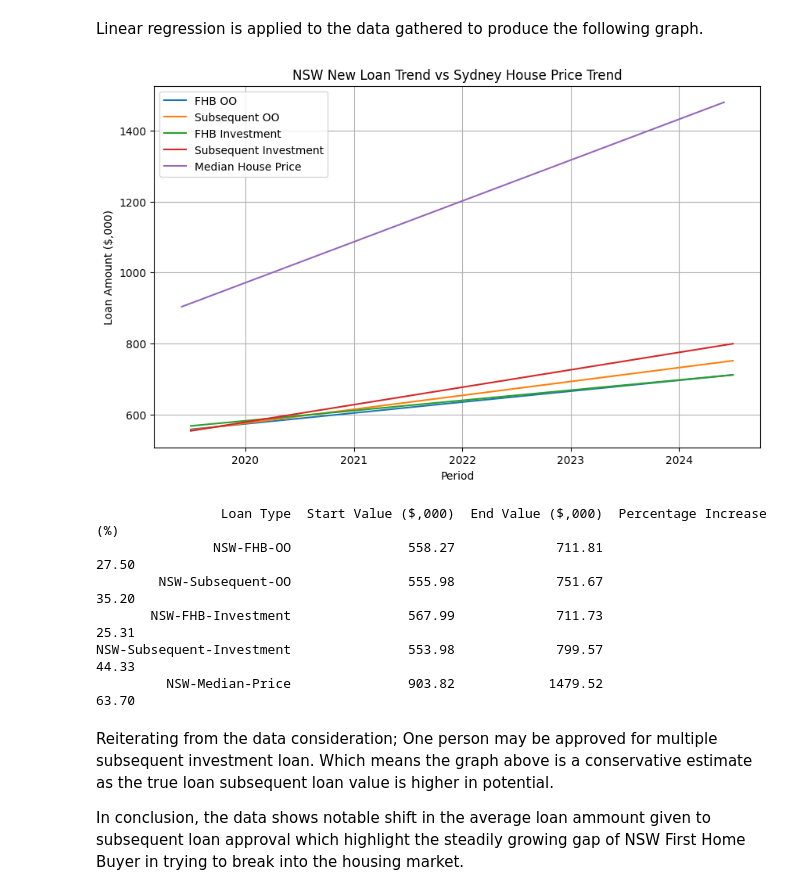
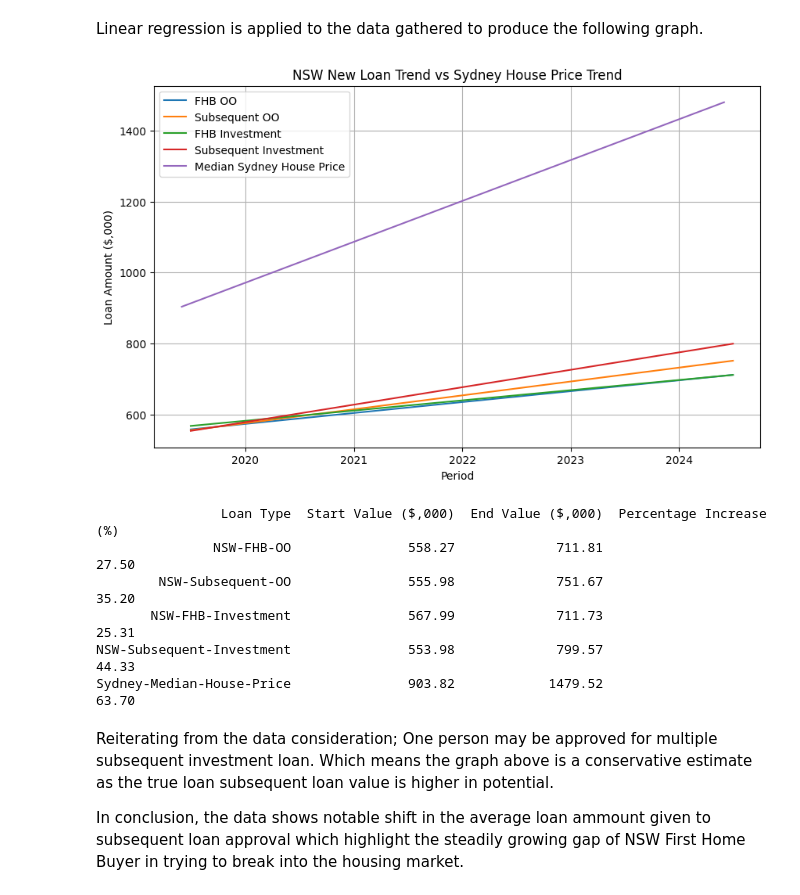
Before and after one commit to famigerate/NSW-Housing-Finance-New-Loan-Analysis, a Jupyter notebook: NSW_Housing_Finance_New_Loan_Analysis.ipynb, the cells around one changed output. Cells and saved outputs as stored; diff of their text form; code cells hidden in the pictures.

```diff
--- a/NSW_Housing_Finance_New_Loan_Analysis.ipynb
+++ b/NSW_Housing_Finance_New_Loan_Analysis.ipynb
@@ -81,42 +81,44 @@ for regression_sheet_name in sheet_names:
 regression_median_house_price = sheet_dict["NSW-Median-Price"]
 regression_median_x = regression_median_house_price["Period"].map(pd.Timestamp.toordinal).values.reshape(-1,1)
 regression_median_y = regression_median_house_price["Median Sydney (,000)"].values.reshape(-1,1)
 linear_regression = LinearRegression()
 linear_regression.fit(regression_median_x,regression_median_y)
 regression_median_y_pred = linear_regression.predict(regression_median_x)
 median_slope = linear_regression.coef_[0]
 median_intercept = linear_regression.intercept_
 plt.plot(regression_median_house_price["Period"], regression_median_y_pred, label=f"Trend Median House Price,Slope: {median_slope[0]:.2f}")
 
 #adding it to start and finish regression line for percentage move
 linear_regression_start.append(round(regression_median_y_pred[0][0],2))
 linear_regression_finish.append(round(regression_median_y_pred[-1][0],2))
 percentage_increase.append(round((regression_median_y_pred[-1][0] - regression_median_y_pred[0][0]) / regression_median_y_pred[0][0] * 100,2))
 
 #chart legend and stuff
 plt.title("NSW New Loan Trend vs Sydney House Price Trend")
-plt.legend(["FHB OO","Subsequent OO","FHB Investment","Subsequent Investment","Median House Price"])
+plt.legend(["FHB OO","Subsequent OO","FHB Investment","Subsequent Investment","Median Sydney House Price"])
 plt.xlabel('Period')
 plt.ylabel('Loan Amount ($,000)')
 plt.grid(True)
 plt.show()
 
 #table summary
+loan_type = list(sheet_dict.keys())[1:-1]
+loan_type.append("Sydney-Median-House-Price")
 summary_df = pd.DataFrame({
-    'Loan Type': list(sheet_dict.keys())[1:],
+    'Loan Type': loan_type,
     'Start Value ($,000)': linear_regression_start,
     'End Value ($,000)': linear_regression_finish,
     'Percentage Increase (%)': percentage_increase
 })
 print(summary_df.to_string(index=False))
 # %% [output]
-[figure, old version]
+[figure, new version]
                 Loan Type  Start Value ($,000)  End Value ($,000)  Percentage Increase (%)
                NSW-FHB-OO               558.27             711.81                    27.50
         NSW-Subsequent-OO               555.98             751.67                    35.20
        NSW-FHB-Investment               567.99             711.73                    25.31
 NSW-Subsequent-Investment               553.98             799.57                    44.33
-         NSW-Median-Price               903.82            1479.52                    63.70
+Sydney-Median-House-Price               903.82            1479.52                    63.70
 # %% [markdown]
 Reiterating from the data consideration; One person may be approved for multiple subsequent investment loan. Which means the graph above is a conservative estimate as the true loan subsequent loan value is higher in potential.
 
```
